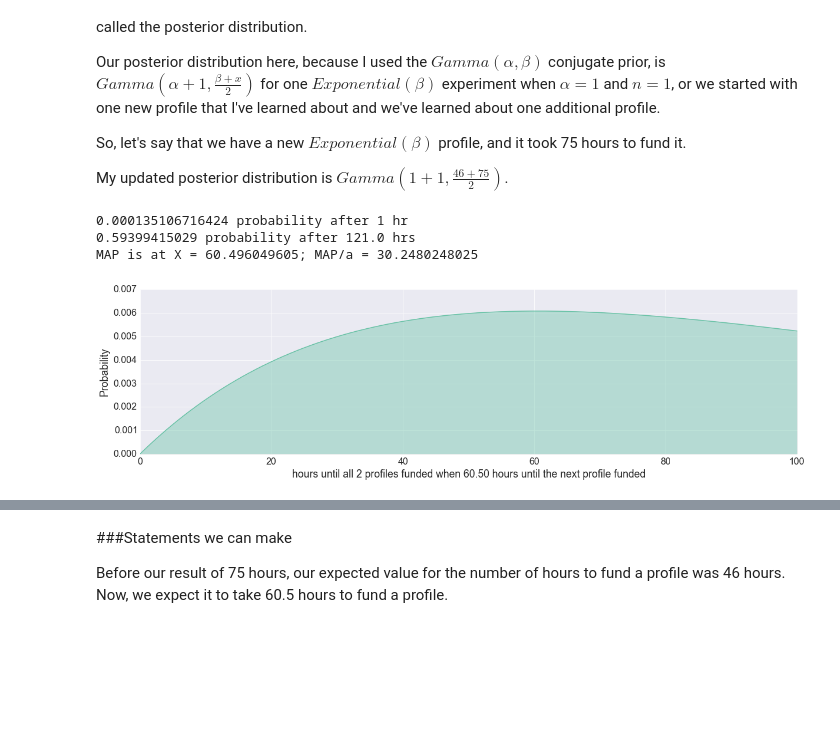
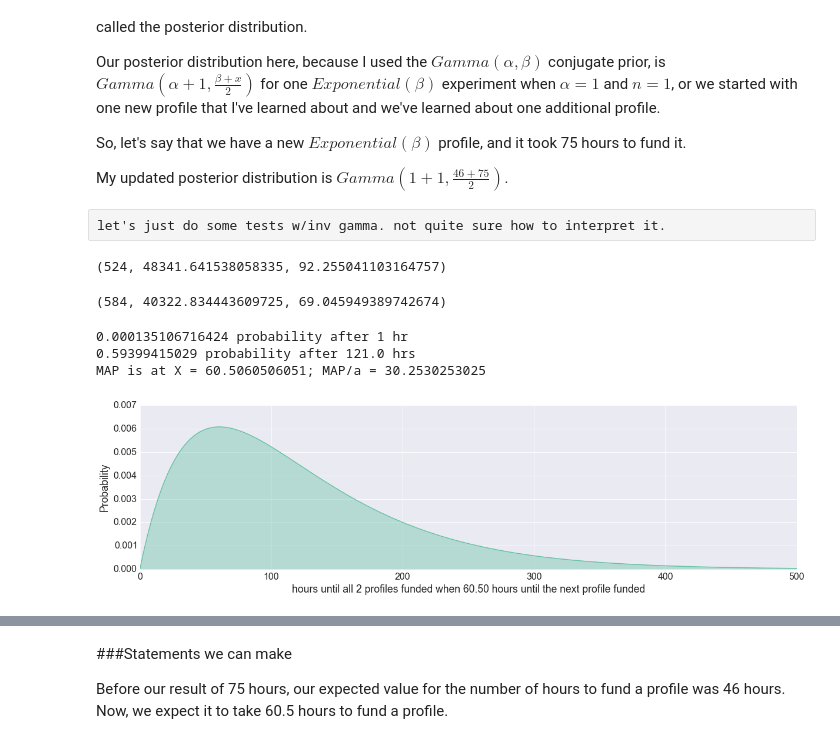
Before and after one commit to alifar76/stats-tests, a Jupyter notebook: bayesian.ipynb, the cells around one changed output, grey strips where cells are left out. Drawn from its saved outputs; the diff is of its cells as text; code cells hidden in the pictures; blank space fills up the shorter version.

```diff
--- a/bayesian.ipynb
+++ b/bayesian.ipynb
@@ -189,3 +189,5 @@ Our posterior distribution here, because I used the $Gamma(\alpha, \beta)$ conju
 So, let's say that we have a new $Exponential(\beta)$ profile, and it took 75 hours to fund it.
 
 My updated posterior distribution is $Gamma(1 + 1, \frac{46 + 75}{2})$.
+# %% [raw]
+let's just do some tests w/inv gamma. not quite sure how to interpret it.
@@ -192,7 +209,15 @@ My updated posterior distribution is $Gamma(1 + 1, \frac{46 + 75}{2})$.
+# %%
+df[df.gender == 'male'].shape[0], df[df.gender == 'male'].hrs_to_fund.sum(), df[df.gender == 'male'].hrs_to_fund.sum() / float(df[df.gender == 'male'].shape[0])
+# %% [output]
+(524, 48341.641538058335, 92.255041103164757)
+# %%
+df[df.gender == 'female'].shape[0], df[df.gender == 'female'].hrs_to_fund.sum(), df[df.gender == 'female'].hrs_to_fund.sum() / float(df[df.gender == 'female'].shape[0])
+# %% [output]
+(584, 40322.834443609725, 69.045949389742674)
 # %%
-plot_gamma(2, (46 + 75)/2., b=100)
+plot_gamma(2, (46 + 75)/2., b=500)
 # %% [output]
 0.000135106716424 probability after 1 hr
 0.59399415029 probability after 121.0 hrs
-MAP is at X = 60.496049605; MAP/a = 30.2480248025
+MAP is at X = 60.5060506051; MAP/a = 30.2530253025
-[figure, old version]
+[figure, new version]
```
Also changed, not shown: parts of 4 cells of this notebook.
